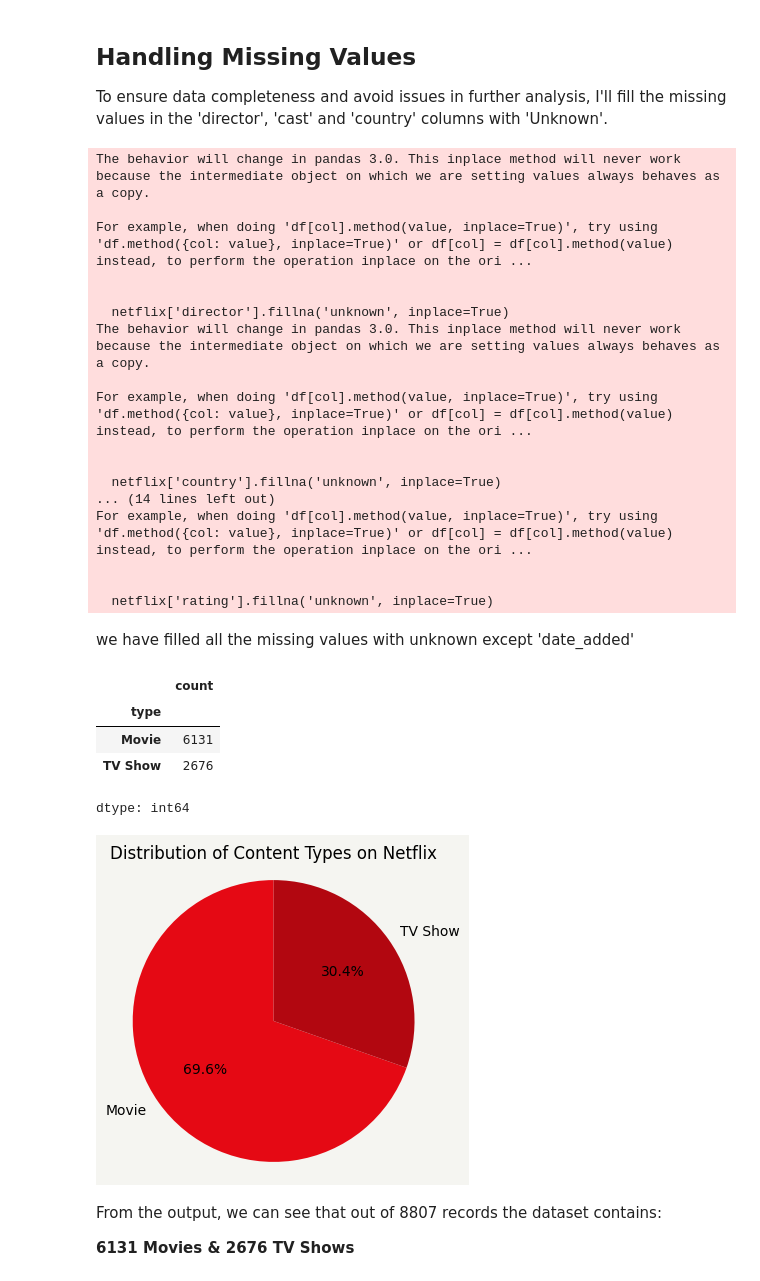
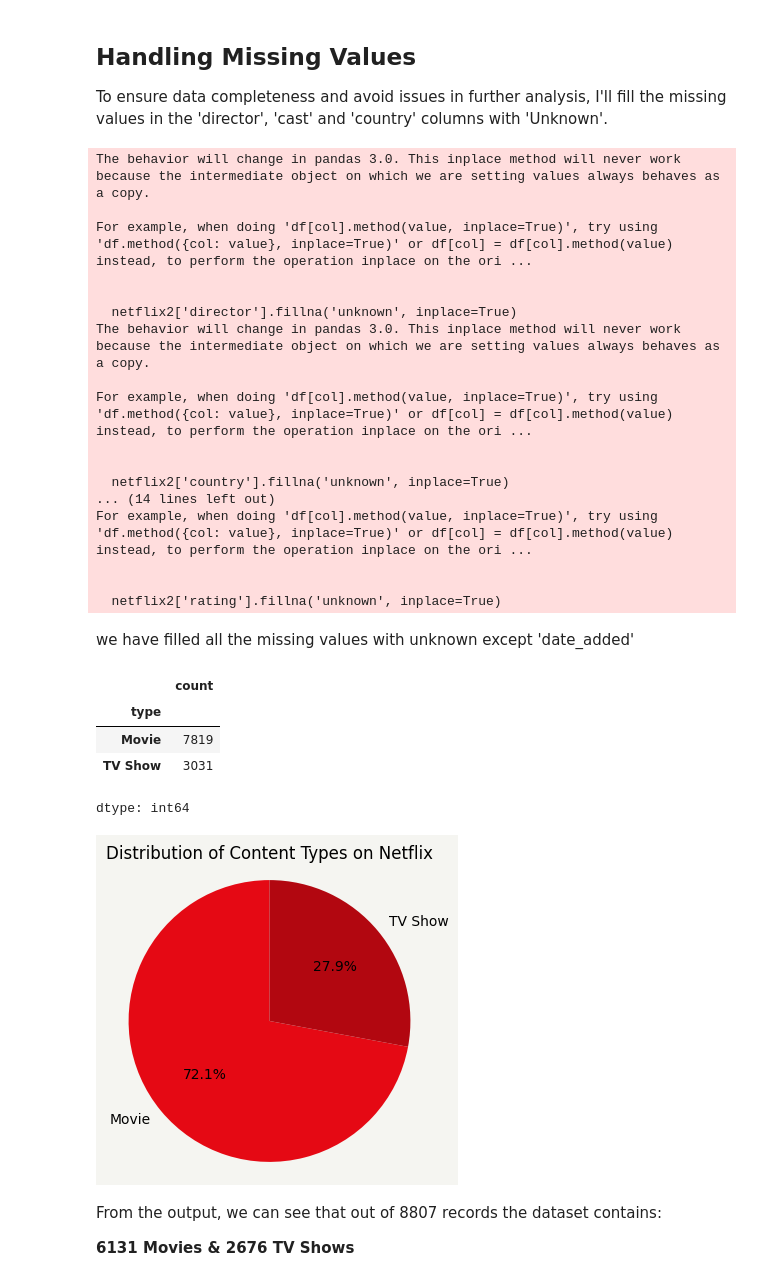
Before and after one commit to RichaGaharwar/Exploratory-Data-Analysis-Netflix-, a Jupyter notebook: Netflix_EDA.ipynb, the cells around one changed output. Saved outputs shown, nothing was run; the diff lists cells and outputs as text; code cells hidden in the pictures.

```diff
--- a/Netflix_EDA.ipynb
+++ b/Netflix_EDA.ipynb
@@ -134,0 +161,6 @@ netflix.head()
+# %%
+netflix2 = netflix.copy()
+# %%
+netflix2 = netflix.assign(country = netflix2['country'].str.split(',')).explode('country')
+netflix2['country'] = netflix2['country'].str.strip()
+print(f"Unique countries: {df['country'].nunique()}")
@@ -225,48 +290,48 @@ In essence, for a recommendation system that relies on content features, 825 mis
 
 To ensure data completeness and avoid issues in further analysis, I'll fill the missing values in the 'director', 'cast' and 'country' columns with 'Unknown'.
 # %%
-netflix['director'].fillna('unknown', inplace=True)
-netflix['country'].fillna('unknown', inplace=True)
-netflix['cast'].fillna('unknown', inplace=True)
-netflix['duration'].fillna('unknown', inplace=True)
-netflix['rating'].fillna('unknown', inplace=True)
+netflix2['director'].fillna('unknown', inplace=True)
+netflix2['country'].fillna('unknown', inplace=True)
+netflix2['cast'].fillna('unknown', inplace=True)
+netflix2['duration'].fillna('unknown', inplace=True)
+netflix2['rating'].fillna('unknown', inplace=True)
 # %% [output]
 The behavior will change in pandas 3.0. This inplace method will never work because the intermediate object on which we are setting values always behaves as a copy.
 
 For example, when doing 'df[col].method(value, inplace=True)', try using 'df.method({col: value}, inplace=True)' or df[col] = df[col].method(value) instead, to perform the operation inplace on the ori ...
 
 
-  netflix['director'].fillna('unknown', inplace=True)
+  netflix2['director'].fillna('unknown', inplace=True)
 The behavior will change in pandas 3.0. This inplace method will never work because the intermediate object on which we are setting values always behaves as a copy.
 
 For example, when doing 'df[col].method(value, inplace=True)', try using 'df.method({col: value}, inplace=True)' or df[col] = df[col].method(value) instead, to perform the operation inplace on the ori ...
 
 
-  netflix['country'].fillna('unknown', inplace=True)
+  netflix2['country'].fillna('unknown', inplace=True)
 ... (14 lines left out)
 For example, when doing 'df[col].method(value, inplace=True)', try using 'df.method({col: value}, inplace=True)' or df[col] = df[col].method(value) instead, to perform the operation inplace on the ori ...
 
 
-  netflix['rating'].fillna('unknown', inplace=True)
+  netflix2['rating'].fillna('unknown', inplace=True)
 # %% [markdown]
 we have filled all the missing values with unknown except 'date_added'
 # %%
-netflix['type'].value_counts()
+netflix2['type'].value_counts()
 # %% [output]
 |  | count |
 | type |  |
-| Movie | 6131 |
-| TV Show | 2676 |
+| Movie | 7819 |
+| TV Show | 3031 |
 dtype: int64
 # %%
-content_type_counts = netflix['type'].value_counts()
+content_type_counts = netflix2['type'].value_counts()
 plt.figure(figsize = (4,4), facecolor='#f5f5f1')
 plt.pie(content_type_counts, labels = content_type_counts.index, autopct= "%1.1f%%", startangle = 90, colors = ['#E50914', '#B20710'])
 plt.title("Distribution of Content Types on Netflix")
 plt.axis("equal")
 plt.show()
 # %% [output]
-[figure, old version]
+[figure, new version]
 # %% [markdown]
 From the output, we can see that out of 8807 records the dataset contains:
 
```
Also changed, not shown: parts of 31 cells of this notebook.
